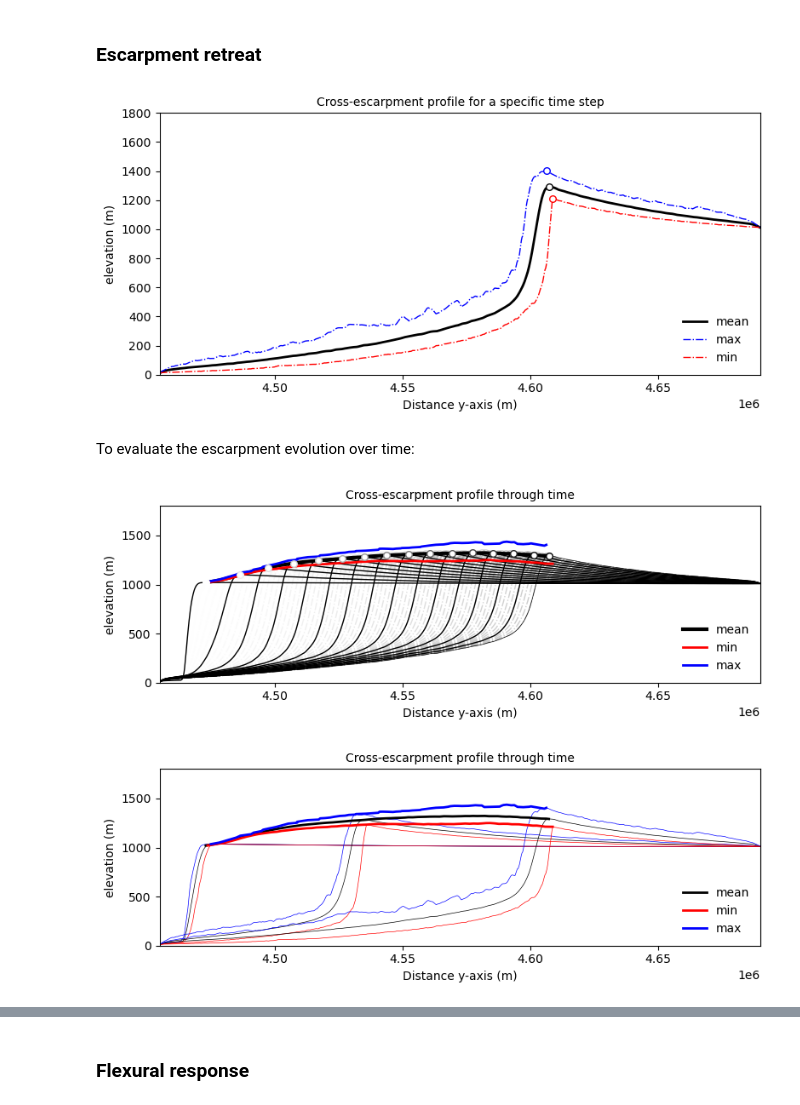
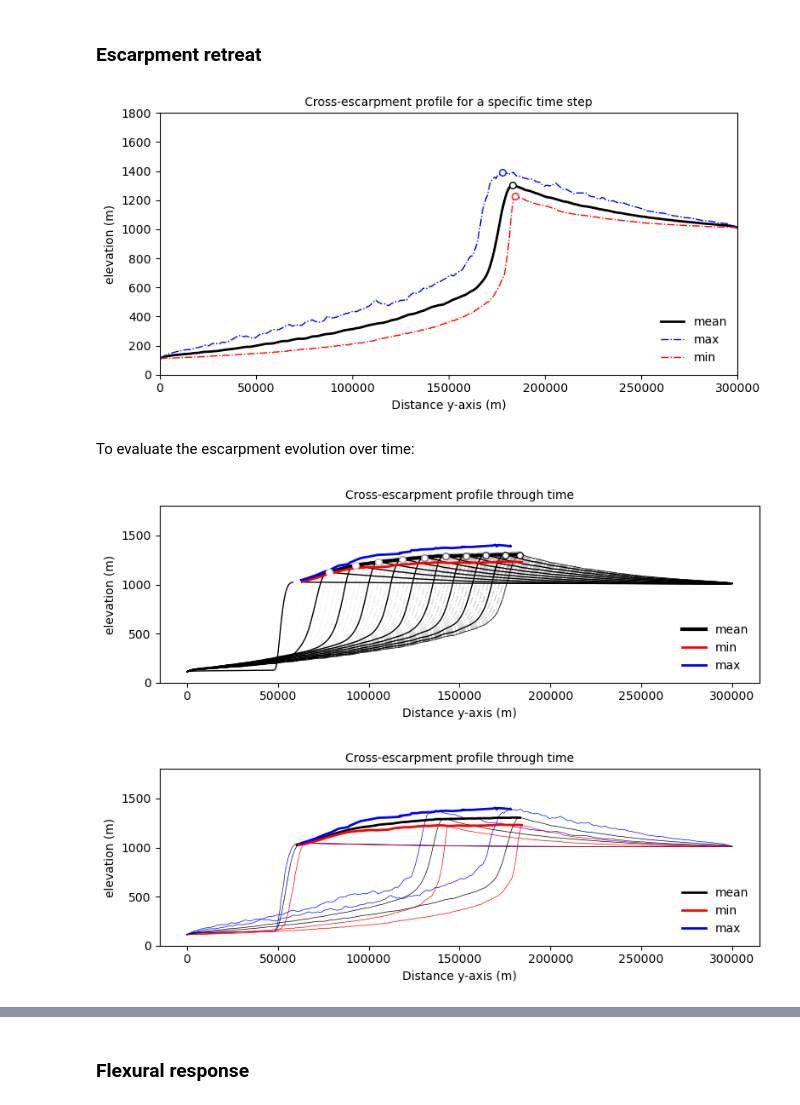
Before and after one commit to Geodels/goSPL-examples, a Jupyter notebook: Local-examples/escarpment_retreat/sims_analysis.ipynb, the cells around one changed output, grey strips where cells are left out. Cells and saved outputs as stored; diff of their text form; code cells hidden in the pictures.

```diff
--- a/Local-examples/escarpment_retreat/sims_analysis.ipynb
+++ b/Local-examples/escarpment_retreat/sims_analysis.ipynb
@@ -45,14 +45,14 @@ Load a netcdf grid from goSPL at a specific time step:
 # %%
 out_path = 'nc-escarpment/'
 dataset1 = xr.open_dataset(out_path+'data10.nc')
-dataset2 = xr.open_dataset(out_path+'data75.nc')
+dataset2 = xr.open_dataset(out_path+'data50.nc')
 
 fig, ax = plt.subplots(1,2, figsize=(8,4))
 im = dataset1.elevation.plot(ax=ax[0], add_labels=False, add_colorbar=False, vmin=0, vmax=1400, cmap='Spectral_r')
 ax[0].set_title('10 Myr', fontsize=10, fontweight="bold")
 
 dataset2.elevation.plot(ax=ax[1], add_labels=False, add_colorbar=False, vmin=0, vmax=1400, cmap='Spectral_r')
-ax[1].set_title('75 Myr', fontsize=10, fontweight="bold")
+ax[1].set_title('50 Myr', fontsize=10, fontweight="bold")
 
 cbar_ax = fig.add_axes([0.2, -0.04, 0.6, 0.04])
 cbar = fig.colorbar(im, cax=cbar_ax, extend='both', orientation='horizontal')
@@ -159,7 +159,7 @@ plt.legend(frameon=False, loc="lower right")
 plt.tight_layout()
 plt.show()
 # %% [output]
-[figure, old version]
+[figure, new version]
 # %% [markdown]
 To evaluate the escarpment evolution over time:
 # %%
@@ -171,7 +171,7 @@ escpt_pos_mean = []
 escpt_pos_max = []
 escpt_pos_min = []
 
-for s in range(1,76):
+for s in range(1,51):
     # Open netcdf data file for the considered time step
     dataset = xr.open_dataset(out_path+'data'+str(s)+'.nc')
 
@@ -210,36 +210,36 @@ for k in range(0,len(escpt_mean)):
 
 
 for k in range(0,len(escpt_mean),5):
     meands = escpt_mean[k]
     escarpment_pos_mean = escpt_pos_mean[k]
     meands.elevation.plot(lw=1,c='k')
     plt.scatter(escarpment_pos_mean[0],escarpment_pos_mean[1],c='w',
                 s=30,edgecolors=cmap(k),zorder=4)
 
-k = 74
+k = 49
 meands = escpt_mean[k]
 escarpment_pos_mean = escpt_pos_mean[k]
 meands.elevation.plot(lw=0.5,c='k')
 plt.scatter(escarpment_pos_mean[0],escarpment_pos_mean[1],c='w',
             s=30,edgecolors=cmap(k),zorder=4)
 
 val = np.asarray(escpt_pos_mean)
 plt.plot(val[:,0],val[:,1],lw=3,c='k',label='mean')
 val = np.asarray(escpt_pos_min)
 plt.plot(val[:,0],val[:,1],lw=2,c='r',label='min')
 val = np.asarray(escpt_pos_max)
 plt.plot(val[1:,0],val[1:,1],lw=2,c='b',label='max')
 
 plt.xlabel('Distance y-axis (m)')
 plt.ylabel('elevation (m)')
 plt.title('Cross-escarpment profile through time', size=10)
 plt.ylim(0,1800)
-plt.xlim(dataset.y.min(),dataset.y.max())
+# plt.xlim(dataset.y.min(),dataset.y.max())
 plt.legend(frameon=False, loc="lower right")
 plt.tight_layout()
 plt.show()
 # %% [output]
-[figure, old version]
+[figure, new version]
 # %%
 plt.figure(figsize=(8,3))
 ax = plt.gca()
@@ -255,7 +255,7 @@ escpt_mean[k].elevation.plot(lw=0.5,c='k')
 escpt_max[k].elevation.plot(lw=0.5,c='b')
 escpt_min[k].elevation.plot(lw=0.5,c='r')
 
-k = 74
+k = 49
 escpt_mean[k].elevation.plot(lw=0.5,c='k')
 escpt_max[k].elevation.plot(lw=0.5,c='b')
 escpt_min[k].elevation.plot(lw=0.5,c='r')
@@ -272,12 +272,12 @@ plt.xlabel('Distance y-axis (m)')
 plt.ylabel('elevation (m)')
 plt.title('Cross-escarpment profile through time', size=10)
 plt.ylim(0,1800)
-plt.xlim(dataset.y.min(),dataset.y.max())
+# plt.xlim(dataset.y.min(),dataset.y.max())
 plt.legend(frameon=False, loc="lower right")
 plt.tight_layout()
 plt.show()
 # %% [output]
-[figure, old version]
+[figure, new version]
 # %%
 plt.figure(figsize=(8,4))
 ax = plt.gca()
```
Also changed, not shown: parts of 9 cells of this notebook, 41 other files.
